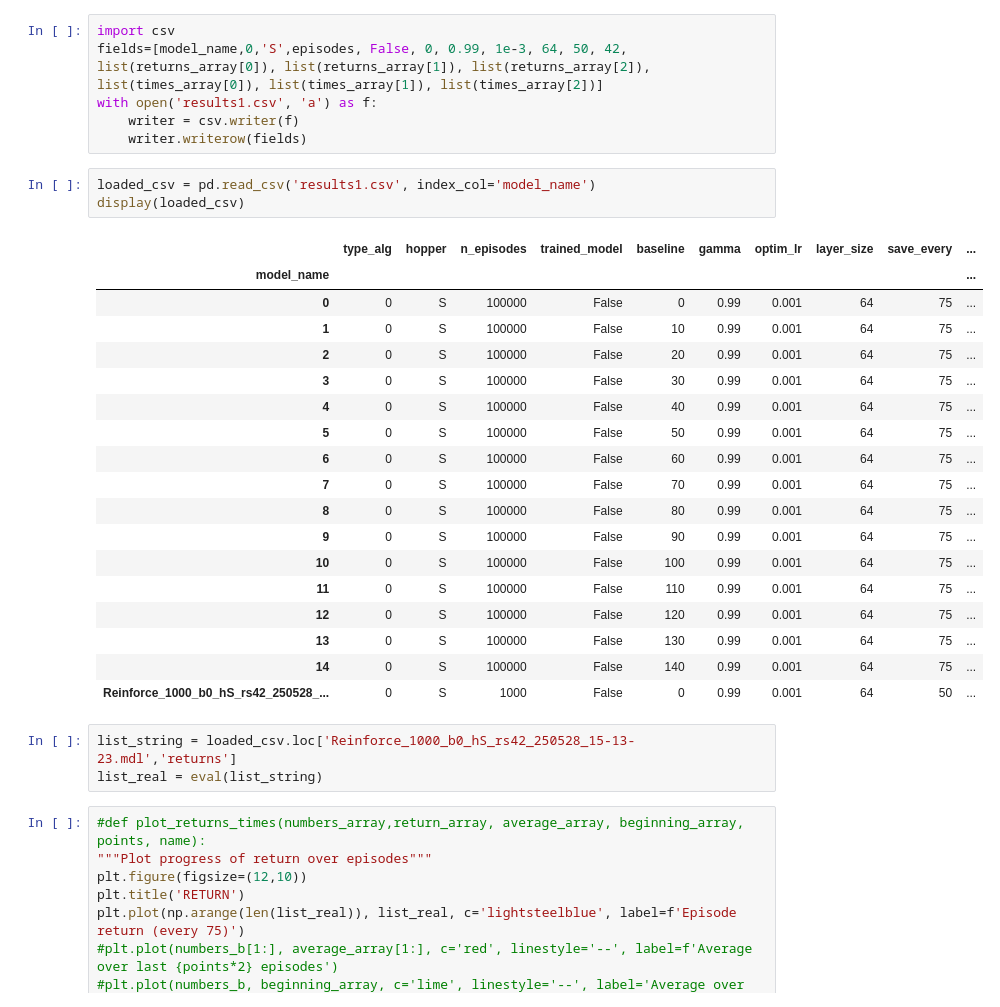
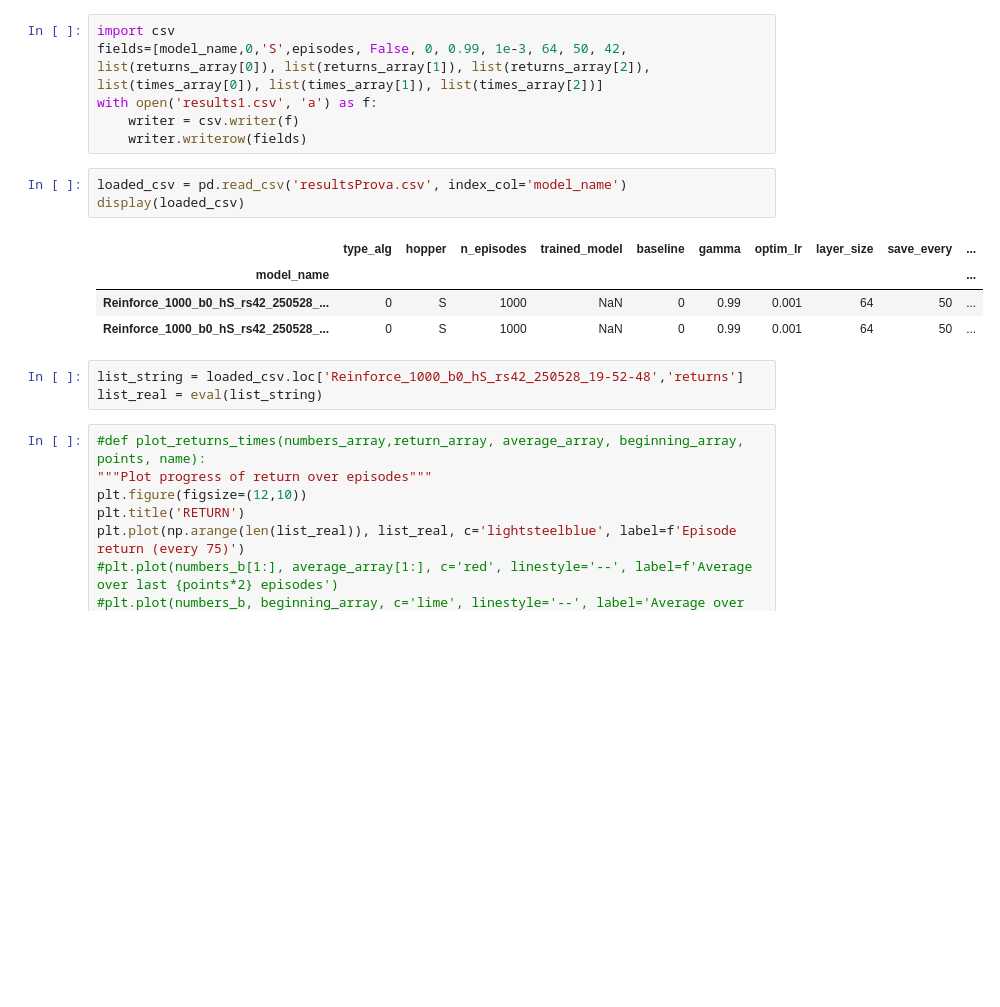
Before and after one commit to MaddalenaGhiotti/ReinforcementLearningProject, a Jupyter notebook: main_Maddalena.ipynb, the cells around one changed output. Cells and saved outputs as stored; diff of their text form; blank space fills up the shorter version.

```diff
--- a/main_Maddalena.ipynb
+++ b/main_Maddalena.ipynb
@@ -342,29 +340,15 @@ with open('results1.csv', 'a') as f:
     writer = csv.writer(f)
     writer.writerow(fields)
 # %%
-loaded_csv = pd.read_csv('results1.csv', index_col='model_name')
+loaded_csv = pd.read_csv('resultsProva.csv', index_col='model_name')
 display(loaded_csv)
 # %% [output]
 |  | type_alg | hopper | n_episodes | trained_model | baseline | gamma | optim_lr | layer_size | save_every | ... |
 | model_name |  |  |  |  |  |  |  |  |  | ... |
-| 0 | 0 | S | 100000 | False | 0 | 0.99 | 0.001 | 64 | 75 | ... |
-| 1 | 0 | S | 100000 | False | 10 | 0.99 | 0.001 | 64 | 75 | ... |
-| 2 | 0 | S | 100000 | False | 20 | 0.99 | 0.001 | 64 | 75 | ... |
-| 3 | 0 | S | 100000 | False | 30 | 0.99 | 0.001 | 64 | 75 | ... |
-| 4 | 0 | S | 100000 | False | 40 | 0.99 | 0.001 | 64 | 75 | ... |
-| 5 | 0 | S | 100000 | False | 50 | 0.99 | 0.001 | 64 | 75 | ... |
-| 6 | 0 | S | 100000 | False | 60 | 0.99 | 0.001 | 64 | 75 | ... |
-| 7 | 0 | S | 100000 | False | 70 | 0.99 | 0.001 | 64 | 75 | ... |
-| 8 | 0 | S | 100000 | False | 80 | 0.99 | 0.001 | 64 | 75 | ... |
-| 9 | 0 | S | 100000 | False | 90 | 0.99 | 0.001 | 64 | 75 | ... |
-| 10 | 0 | S | 100000 | False | 100 | 0.99 | 0.001 | 64 | 75 | ... |
-| 11 | 0 | S | 100000 | False | 110 | 0.99 | 0.001 | 64 | 75 | ... |
-| 12 | 0 | S | 100000 | False | 120 | 0.99 | 0.001 | 64 | 75 | ... |
-| 13 | 0 | S | 100000 | False | 130 | 0.99 | 0.001 | 64 | 75 | ... |
-| 14 | 0 | S | 100000 | False | 140 | 0.99 | 0.001 | 64 | 75 | ... |
-| Reinforce_1000_b0_hS_rs42_250528_... | 0 | S | 1000 | False | 0 | 0.99 | 0.001 | 64 | 50 | ... |
+| Reinforce_1000_b0_hS_rs42_250528_... | 0 | S | 1000 | NaN | 0 | 0.99 | 0.001 | 64 | 50 | ... |
+| Reinforce_1000_b0_hS_rs42_250528_... | 0 | S | 1000 | NaN | 0 | 0.99 | 0.001 | 64 | 50 | ... |
 # %%
-list_string = loaded_csv.loc['Reinforce_1000_b0_hS_rs42_250528_15-13-23.mdl','returns']
+list_string = loaded_csv.loc['Reinforce_1000_b0_hS_rs42_250528_19-52-48','returns']
 list_real = eval(list_string)
 # %%
 #def plot_returns_times(numbers_array,return_array, average_array, beginning_array, points, name):
```
Also changed, not shown: parts of 6 cells of this notebook, 5 other files.
